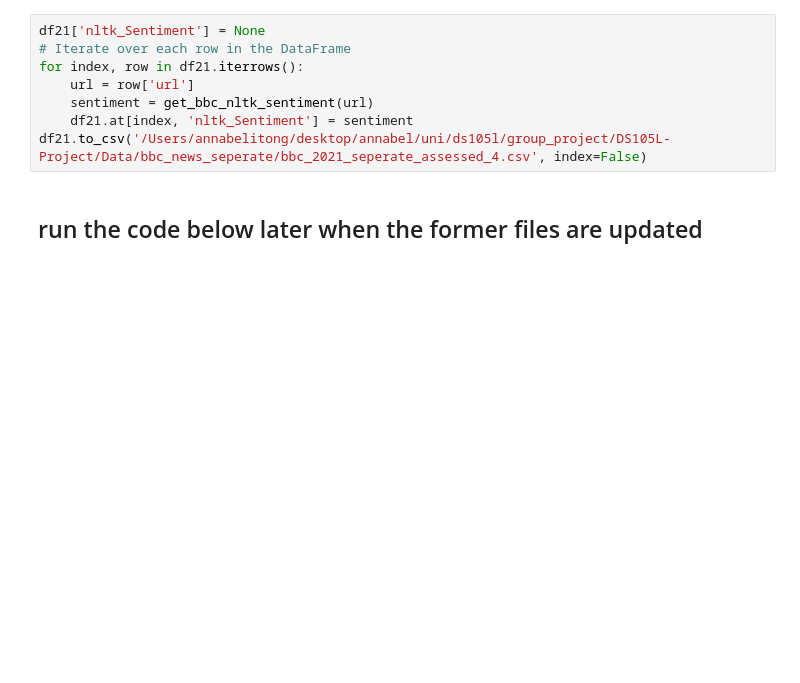
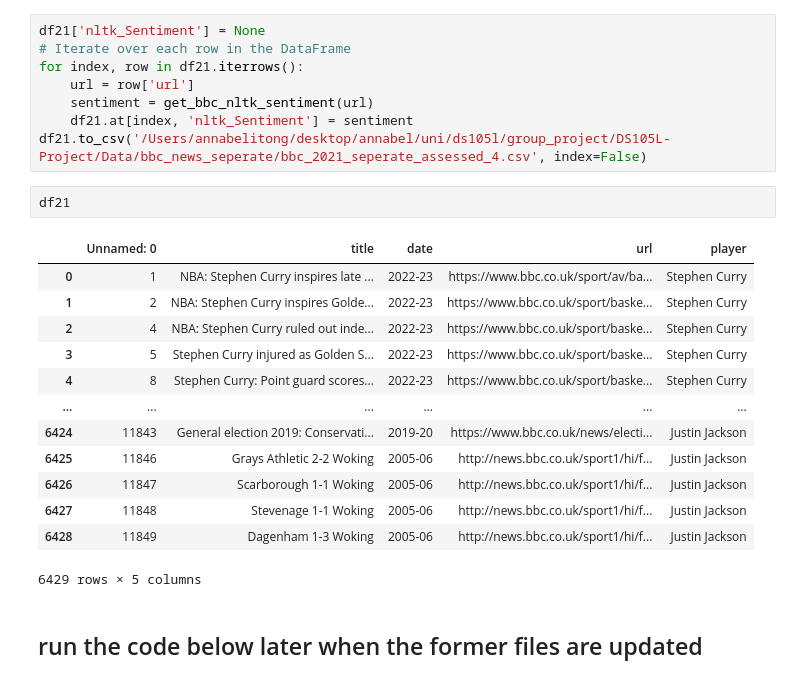
Before and after one commit to tz1211/DS105L-Project-404-Not-Found, a Jupyter notebook: Code/news_sentiment_relevance/snetiment_bbc_news.ipynb, the cells around one changed output. Saved outputs shown, nothing was run; the diff lists cells and outputs as text; blank space fills up the shorter version.

```diff
--- a/Code/news_sentiment_relevance/snetiment_bbc_news.ipynb
+++ b/Code/news_sentiment_relevance/snetiment_bbc_news.ipynb
@@ -535,5 +622,21 @@ for index, row in df21.iterrows():
     sentiment = get_bbc_nltk_sentiment(url)
     df21.at[index, 'nltk_Sentiment'] = sentiment
 df21.to_csv('/Users/annabelitong/desktop/annabel/uni/ds105l/group_project/DS105L-Project/Data/bbc_news_seperate/bbc_2021_seperate_assessed_4.csv', index=False)
+# %%
+df21
+# %% [output]
+|  | Unnamed: 0 | title | date | url | player |
+| 0 | 1 | NBA: Stephen Curry inspires late ... | 2022-23 | https://www.bbc.co.uk/sport/av/ba... | Stephen Curry |
+| 1 | 2 | NBA: Stephen Curry inspires Golde... | 2022-23 | https://www.bbc.co.uk/sport/baske... | Stephen Curry |
+| 2 | 4 | NBA: Stephen Curry ruled out inde... | 2022-23 | https://www.bbc.co.uk/sport/baske... | Stephen Curry |
+| 3 | 5 | Stephen Curry injured as Golden S... | 2022-23 | https://www.bbc.co.uk/sport/baske... | Stephen Curry |
+| 4 | 8 | Stephen Curry: Point guard scores... | 2022-23 | https://www.bbc.co.uk/sport/baske... | Stephen Curry |
+| ... | ... | ... | ... | ... | ... |
+| 6424 | 11843 | General election 2019: Conservati... | 2019-20 | https://www.bbc.co.uk/news/electi... | Justin Jackson |
+| 6425 | 11846 | Grays Athletic 2-2 Woking | 2005-06 | http://news.bbc.co.uk/sport1/hi/f... | Justin Jackson |
+| 6426 | 11847 | Scarborough 1-1 Woking | 2005-06 | http://news.bbc.co.uk/sport1/hi/f... | Justin Jackson |
+| 6427 | 11848 | Stevenage 1-1 Woking | 2005-06 | http://news.bbc.co.uk/sport1/hi/f... | Justin Jackson |
+| 6428 | 11849 | Dagenham 1-3 Woking | 2005-06 | http://news.bbc.co.uk/sport1/hi/f... | Justin Jackson |
+6429 rows × 5 columns
 # %% [markdown]
 ## run the code below later when the former files are updated
```
Also changed, not shown: parts of 18 cells of this notebook, 19 other files.
